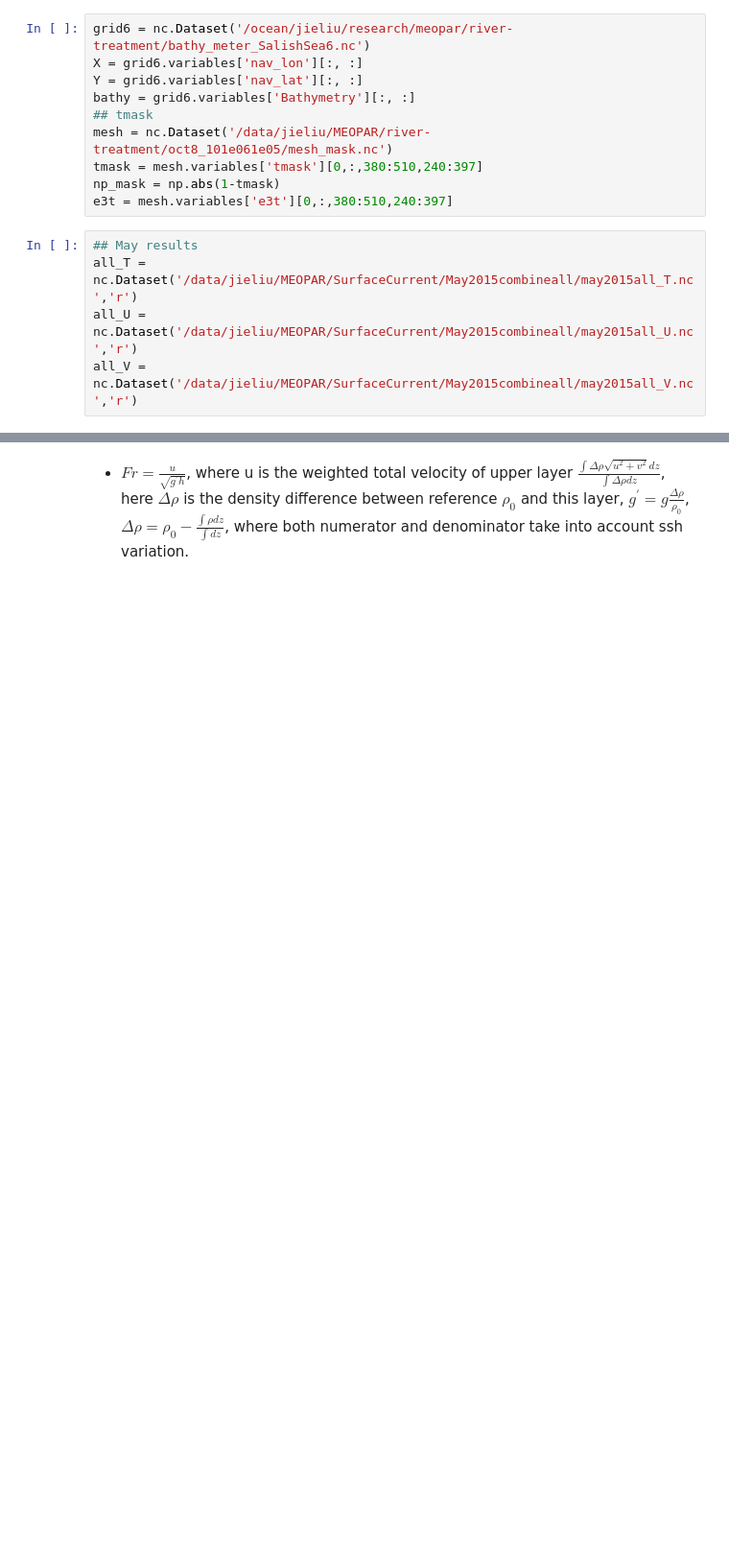
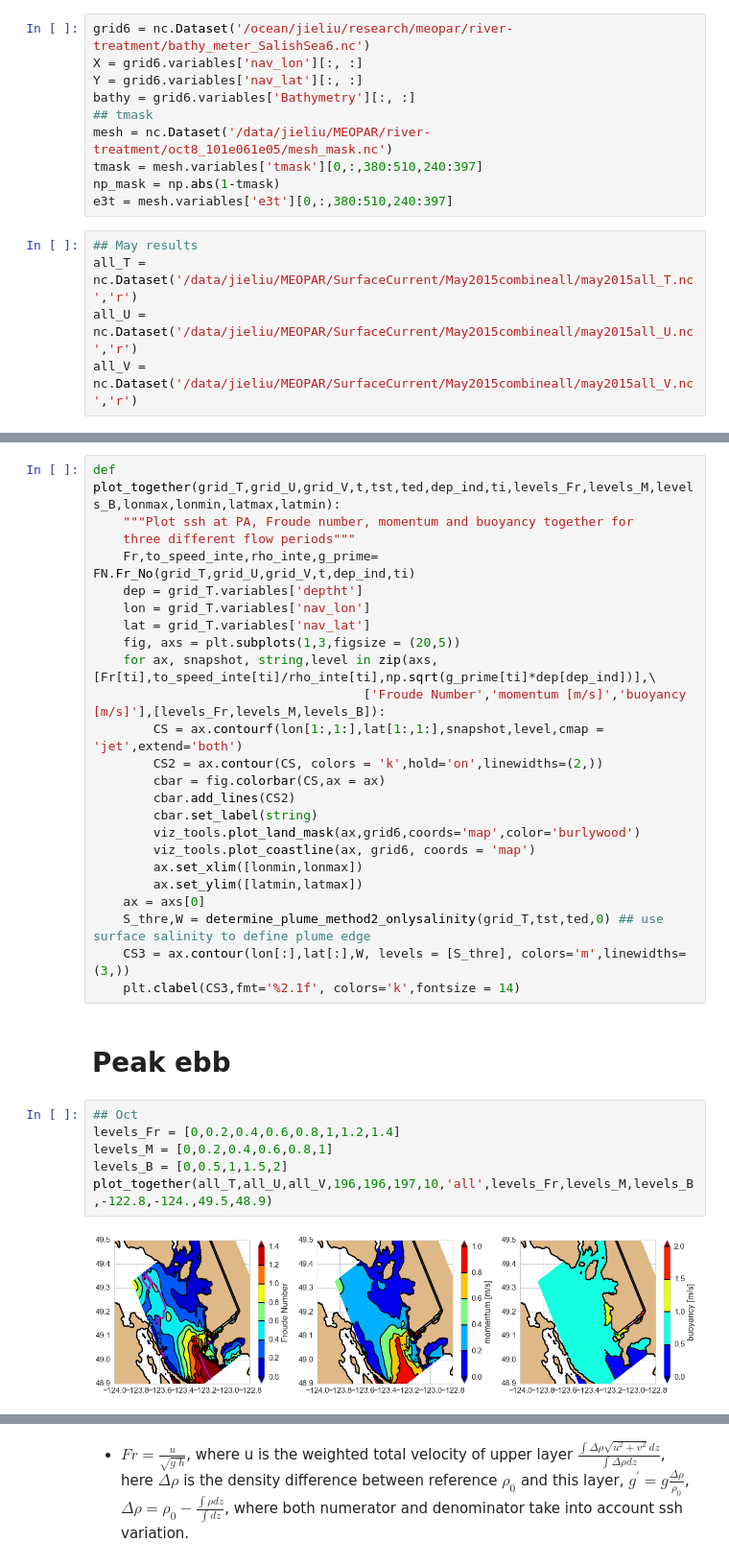
Before and after one commit to SalishSeaCast/analysis-jie, a Jupyter notebook: jie/surface_current/FroudeNo.ipynb, the cells around one changed output, grey strips where cells are left out. Shown at 96% size. Cells and saved outputs as stored; diff of their text form; blank space fills up the shorter version.

Commit message:
add individual Froude No, mometum and buoyancy

```diff
--- a/jie/surface_current/FroudeNo.ipynb
+++ b/jie/surface_current/FroudeNo.ipynb
@@ -31,0 +84,34 @@ all_V = nc.Dataset('/data/jieliu/MEOPAR/SurfaceCurrent/May2015combineall/may2015
+# %%
+def plot_together(grid_T,grid_U,grid_V,t,tst,ted,dep_ind,ti,levels_Fr,levels_M,levels_B,lonmax,lonmin,latmax,latmin):
+    """Plot ssh at PA, Froude number, momentum and buoyancy together for
+    three different flow periods"""
+    Fr,to_speed_inte,rho_inte,g_prime= FN.Fr_No(grid_T,grid_U,grid_V,t,dep_ind,ti)
+    dep = grid_T.variables['deptht']
+    lon = grid_T.variables['nav_lon']
+    lat = grid_T.variables['nav_lat']
+    fig, axs = plt.subplots(1,3,figsize = (20,5))
+    for ax, snapshot, string,level in zip(axs,[Fr[ti],to_speed_inte[ti]/rho_inte[ti],np.sqrt(g_prime[ti]*dep[dep_ind])],\
+                                    ['Froude Number','momentum [m/s]','buoyancy [m/s]'],[levels_Fr,levels_M,levels_B]):
+        CS = ax.contourf(lon[1:,1:],lat[1:,1:],snapshot,level,cmap = 'jet',extend='both')
+        CS2 = ax.contour(CS, colors = 'k',hold='on',linewidths=(2,))
+        cbar = fig.colorbar(CS,ax = ax)
+        cbar.add_lines(CS2)
+        cbar.set_label(string)
+        viz_tools.plot_land_mask(ax,grid6,coords='map',color='burlywood')
+        viz_tools.plot_coastline(ax, grid6, coords = 'map')
+        ax.set_xlim([lonmin,lonmax])
+        ax.set_ylim([latmin,latmax])
+    ax = axs[0]
+    S_thre,W = determine_plume_method2_onlysalinity(grid_T,tst,ted,0) ## use surface salinity to define plume edge
+    CS3 = ax.contour(lon[:],lat[:],W, levels = [S_thre], colors='m',linewidths=(3,))
+    plt.clabel(CS3,fmt='%2.1f', colors='k',fontsize = 14)
+# %% [markdown]
+# Peak ebb
+# %%
+## Oct
+levels_Fr = [0,0.2,0.4,0.6,0.8,1,1.2,1.4]
+levels_M = [0,0.2,0.4,0.6,0.8,1]
+levels_B = [0,0.5,1,1.5,2]
+plot_together(all_T,all_U,all_V,196,196,197,10,'all',levels_Fr,levels_M,levels_B,-122.8,-124.,49.5,48.9)
+# %% [output]
+[figure, added]
```
Also changed, not shown: parts of 8 cells of this notebook.
